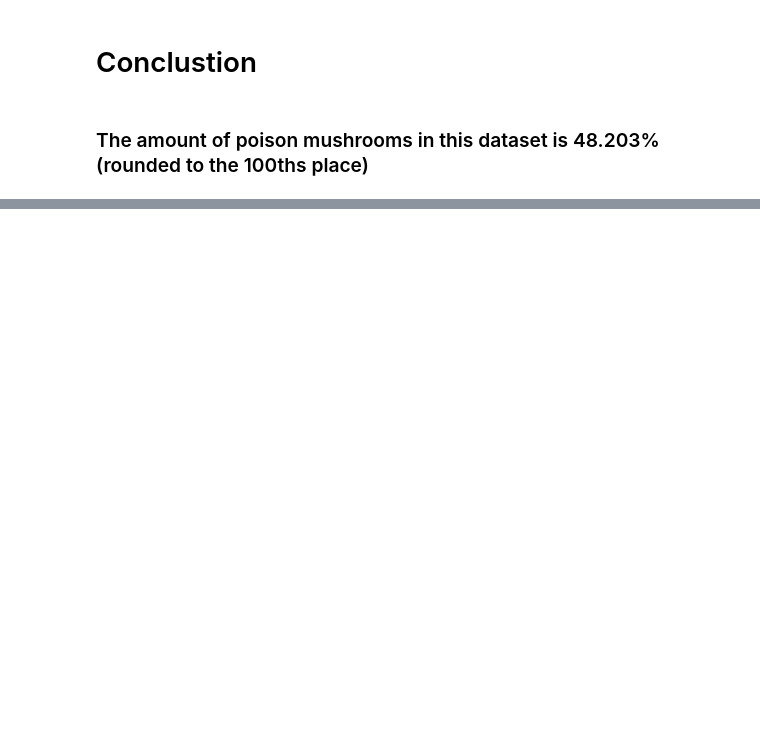
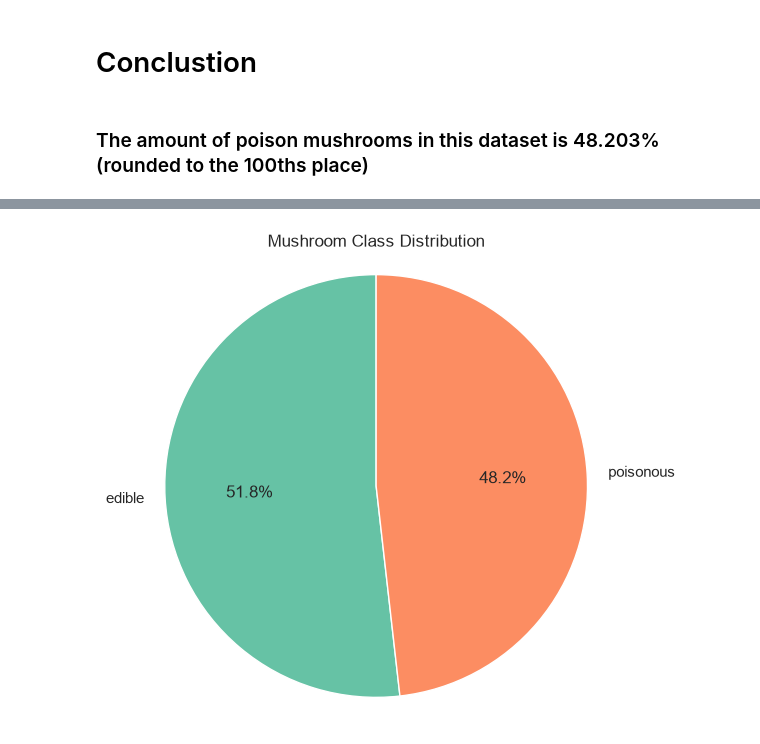
Before and after one commit to DanteSGarrett/AI, a Jupyter notebook: Semester1/Unit1/Fungi/Fungi.ipynb, the cells around one changed output, grey strips where cells are left out. Saved outputs shown, nothing was run; the diff lists cells and outputs as text; code cells hidden in the pictures; blank space fills up the shorter version.

```diff
--- a/Semester1/Unit1/Fungi/Fungi.ipynb
+++ b/Semester1/Unit1/Fungi/Fungi.ipynb
@@ -29,0 +42,15 @@ display(Markdown(f"### The amount of poison mushrooms in this dataset is {round(
+# %%
+counts = fungi_data["class"].value_counts()
+plt.figure(figsize=(6, 6))
+plt.pie(
+    counts,
+    labels=counts.index.map({"e": "edible", "p": "poisonous"}),
+    autopct="%1.1f%%",
+    startangle=90,
+    colors=["#66c2a5", "#fc8d62"]
+)
+plt.title("Mushroom Class Distribution")
+plt.axis("equal")  # keeps the pie circular
+plt.show()
+# %% [output]
+[figure, added]
```
Also changed, not shown: parts of 4 cells of this notebook, 1 other file.
